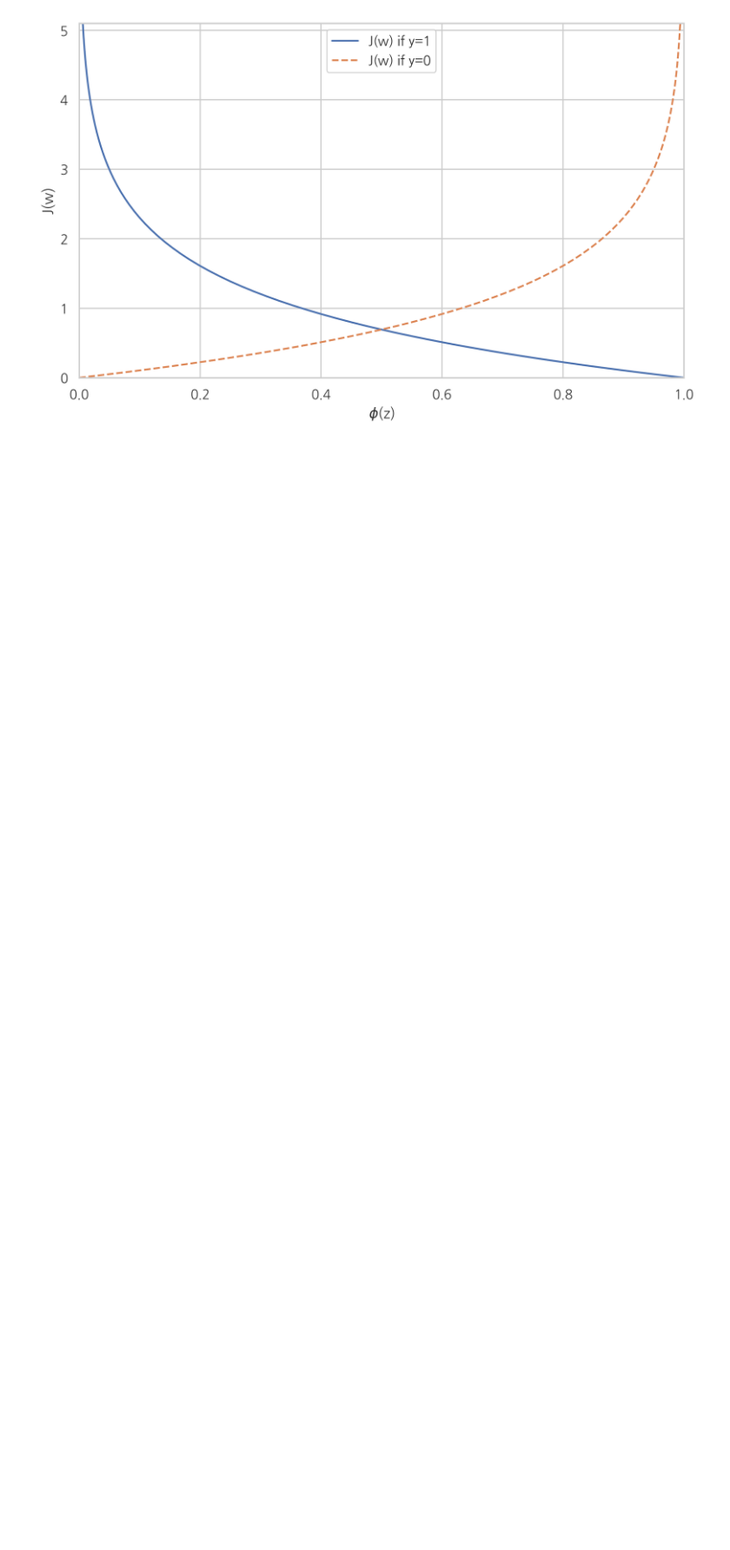
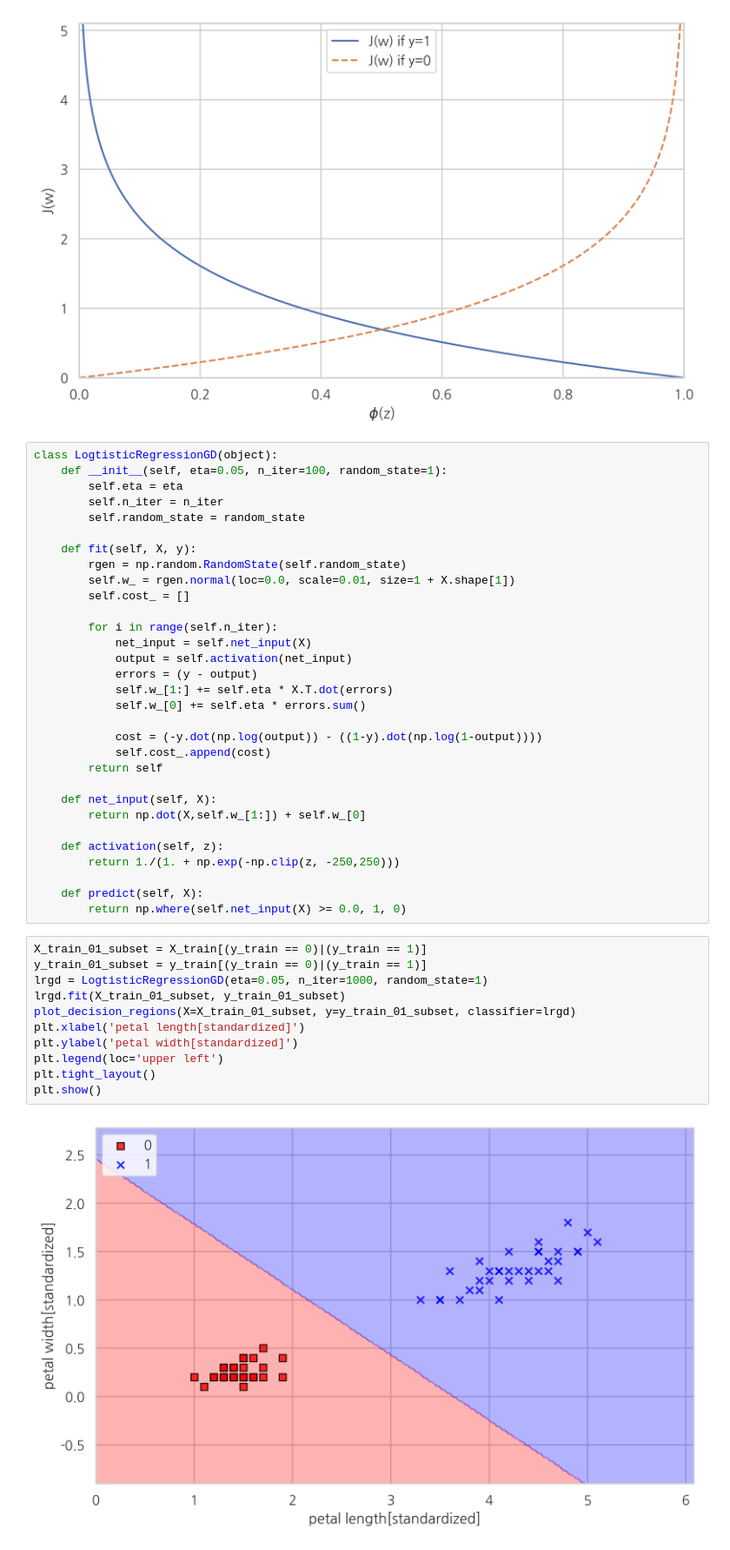
Before and after one commit to chisun-joung/data-machine, a Jupyter notebook: 사이킷런.ipynb, the cells around one changed output. Shown: that part at 87% size. Drawn from its saved outputs; the diff is of its cells as text; blank space fills up the shorter version.

```diff
--- a/사이킷런.ipynb
+++ b/사이킷런.ipynb
@@ -136,3 +136,47 @@ plt.tight_layout()
 plt.show()
 # %% [output]
 [figure]
+# %%
+class LogtisticRegressionGD(object):
+    def __init__(self, eta=0.05, n_iter=100, random_state=1):
+        self.eta = eta
+        self.n_iter = n_iter
+        self.random_state = random_state
+
+    def fit(self, X, y):
+        rgen = np.random.RandomState(self.random_state)
+        self.w_ = rgen.normal(loc=0.0, scale=0.01, size=1 + X.shape[1])
+        self.cost_ = []
+
+        for i in range(self.n_iter):
+            net_input = self.net_input(X)
+            output = self.activation(net_input)
+            errors = (y - output)
+            self.w_[1:] += self.eta * X.T.dot(errors)
+            self.w_[0] += self.eta * errors.sum()
+
+            cost = (-y.dot(np.log(output)) - ((1-y).dot(np.log(1-output))))
+            self.cost_.append(cost)
+        return self
+
+    def net_input(self, X):
+        return np.dot(X,self.w_[1:]) + self.w_[0]
+
+    def activation(self, z):
+        return 1./(1. + np.exp(-np.clip(z, -250,250)))
+
+    def predict(self, X):
+        return np.where(self.net_input(X) >= 0.0, 1, 0)
+# %%
+X_train_01_subset = X_train[(y_train == 0)|(y_train == 1)]
+y_train_01_subset = y_train[(y_train == 0)|(y_train == 1)]
+lrgd = LogtisticRegressionGD(eta=0.05, n_iter=1000, random_state=1)
+lrgd.fit(X_train_01_subset, y_train_01_subset)
+plot_decision_regions(X=X_train_01_subset, y=y_train_01_subset, classifier=lrgd)
+plt.xlabel('petal length[standardized]')
+plt.ylabel('petal width[standardized]')
+plt.legend(loc='upper left')
+plt.tight_layout()
+plt.show()
+# %% [output]
+[figure, added]
```
